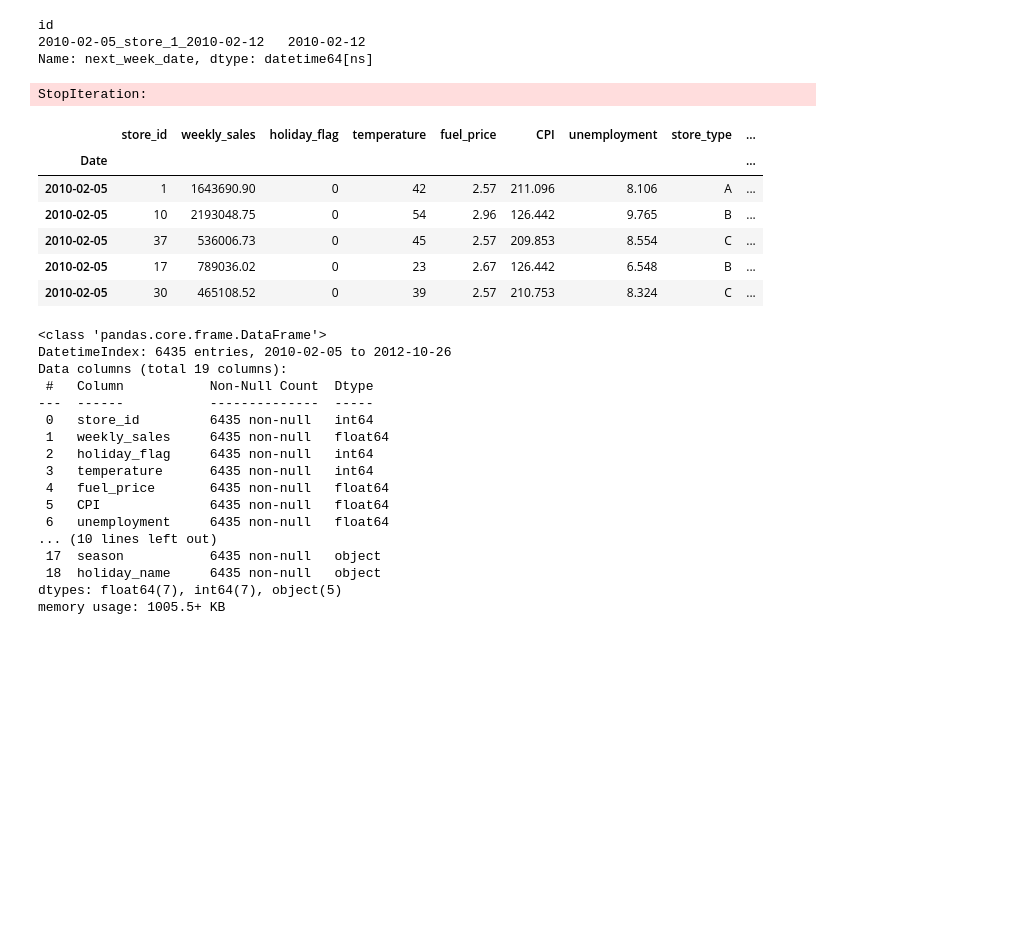
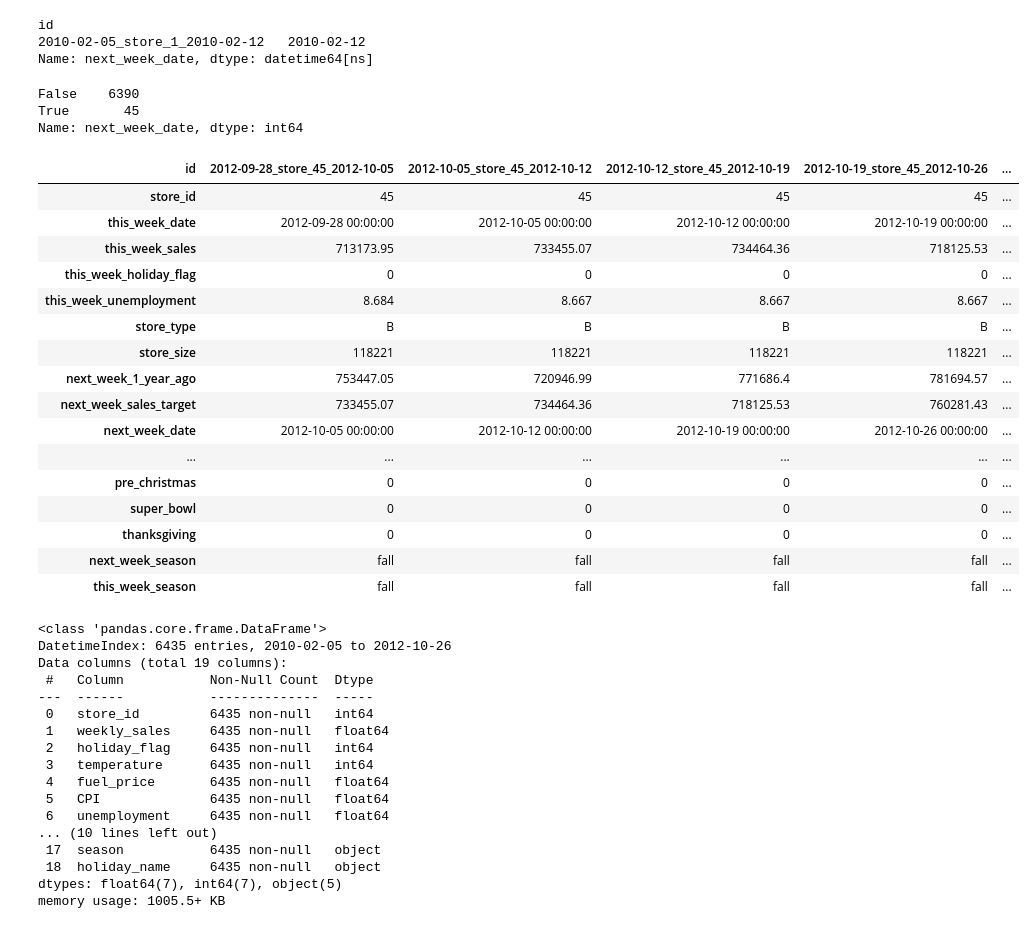
Before and after one commit to Attention-Walmart-Shoppers/capstone, a Jupyter notebook: Heather Initial Notebook.ipynb, the cells around one changed output. Cells and saved outputs as stored; diff of their text form; code cells hidden in the pictures; blank space fills up the shorter version.

Commit message:
do season function work

```diff
--- a/Heather Initial Notebook.ipynb
+++ b/Heather Initial Notebook.ipynb
@@ -350,7 +349,8 @@ id
 2010-02-05_store_1_2010-02-12   2010-02-12
 Name: next_week_date, dtype: datetime64[ns]
 # %%
-def get_season(now):
+def get_season(now_date):
+
     Y = 2000 # dummy leap year to allow input X-02-29 (leap day)
     seasons = [('winter', (date(Y,  1,  1),  date(Y,  3, 20))),
            ('spring', (date(Y,  3, 21),  date(Y,  6, 20))),
@@ -358,29 +358,45 @@ def get_season(now):
            ('fall', (date(Y,  9, 23),  date(Y, 12, 20))),
            ('winter', (date(Y, 12, 21),  date(Y, 12, 31)))]
 
-    now = now.replace(year=Y)
+    now = now_date.replace(year=Y)
 
     season = next(season for season, (start, end) in seasons if start <= now <= end)
 
     return season
-# %%
-df.next_week_date.apply(get_season)
-# %% [output]
-StopIteration:
 # %%
 # acquire dataset
 
 df = w.wrangle_walmart()
-# %%
-df.head()
-# %% [output]
-|  | store_id | weekly_sales | holiday_flag | temperature | fuel_price | CPI | unemployment | store_type | ... |
-| Date |  |  |  |  |  |  |  |  | ... |
-| 2010-02-05 | 1 | 1643690.90 | 0 | 42 | 2.57 | 211.096 | 8.106 | A | ... |
-| 2010-02-05 | 10 | 2193048.75 | 0 | 54 | 2.96 | 126.442 | 9.765 | B | ... |
-| 2010-02-05 | 37 | 536006.73 | 0 | 45 | 2.57 | 209.853 | 8.554 | C | ... |
-| 2010-02-05 | 17 | 789036.02 | 0 | 23 | 2.67 | 126.442 | 6.548 | B | ... |
-| 2010-02-05 | 30 | 465108.52 | 0 | 39 | 2.57 | 210.753 | 8.324 | C | ... |
+# %%
+df.next_week_date.isna().value_counts()
+# %% [output]
+False    6390
+True       45
+Name: next_week_date, dtype: int64
+# %%
+df['next_week_season'] = df.dropna().next_week_date.apply(get_season)
+
+df['this_week_season'] = df.dropna().this_week_date.apply(get_season)
+# %%
+df.tail().T
+# %% [output]
+| id | 2012-09-28_store_45_2012-10-05 | 2012-10-05_store_45_2012-10-12 | 2012-10-12_store_45_2012-10-19 | 2012-10-19_store_45_2012-10-26 | ... |
+| store_id | 45 | 45 | 45 | 45 | ... |
+| this_week_date | 2012-09-28 00:00:00 | 2012-10-05 00:00:00 | 2012-10-12 00:00:00 | 2012-10-19 00:00:00 | ... |
+| this_week_sales | 713173.95 | 733455.07 | 734464.36 | 718125.53 | ... |
+| this_week_holiday_flag | 0 | 0 | 0 | 0 | ... |
+| this_week_unemployment | 8.684 | 8.667 | 8.667 | 8.667 | ... |
+| store_type | B | B | B | B | ... |
+| store_size | 118221 | 118221 | 118221 | 118221 | ... |
+| next_week_1_year_ago | 753447.05 | 720946.99 | 771686.4 | 781694.57 | ... |
+| next_week_sales_target | 733455.07 | 734464.36 | 718125.53 | 760281.43 | ... |
+| next_week_date | 2012-10-05 00:00:00 | 2012-10-12 00:00:00 | 2012-10-19 00:00:00 | 2012-10-26 00:00:00 | ... |
+| ... | ... | ... | ... | ... | ... |
+| pre_christmas | 0 | 0 | 0 | 0 | ... |
+| super_bowl | 0 | 0 | 0 | 0 | ... |
+| thanksgiving | 0 | 0 | 0 | 0 | ... |
+| next_week_season | fall | fall | fall | fall | ... |
+| this_week_season | fall | fall | fall | fall | ... |
 # %%
 df.info()
 # %% [output]
```
Also changed, not shown: parts of 2 cells of this notebook.
